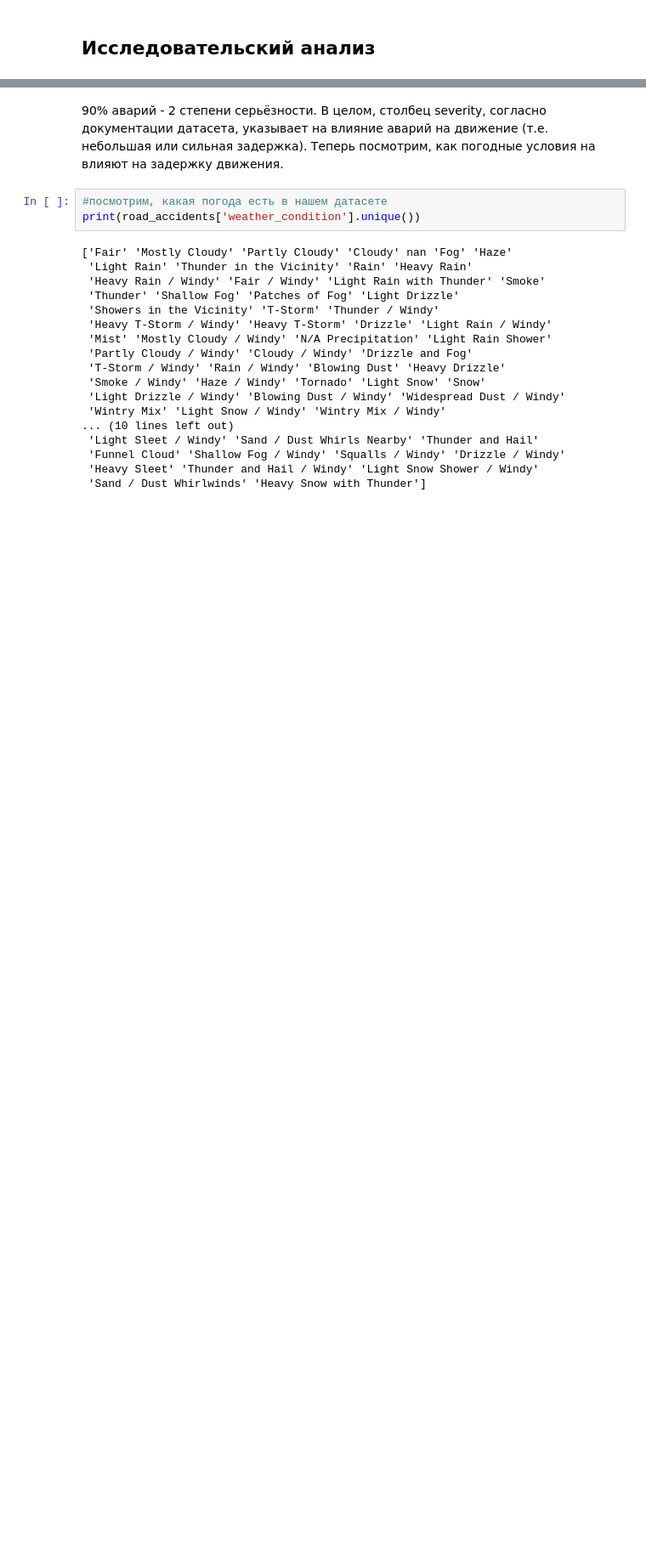
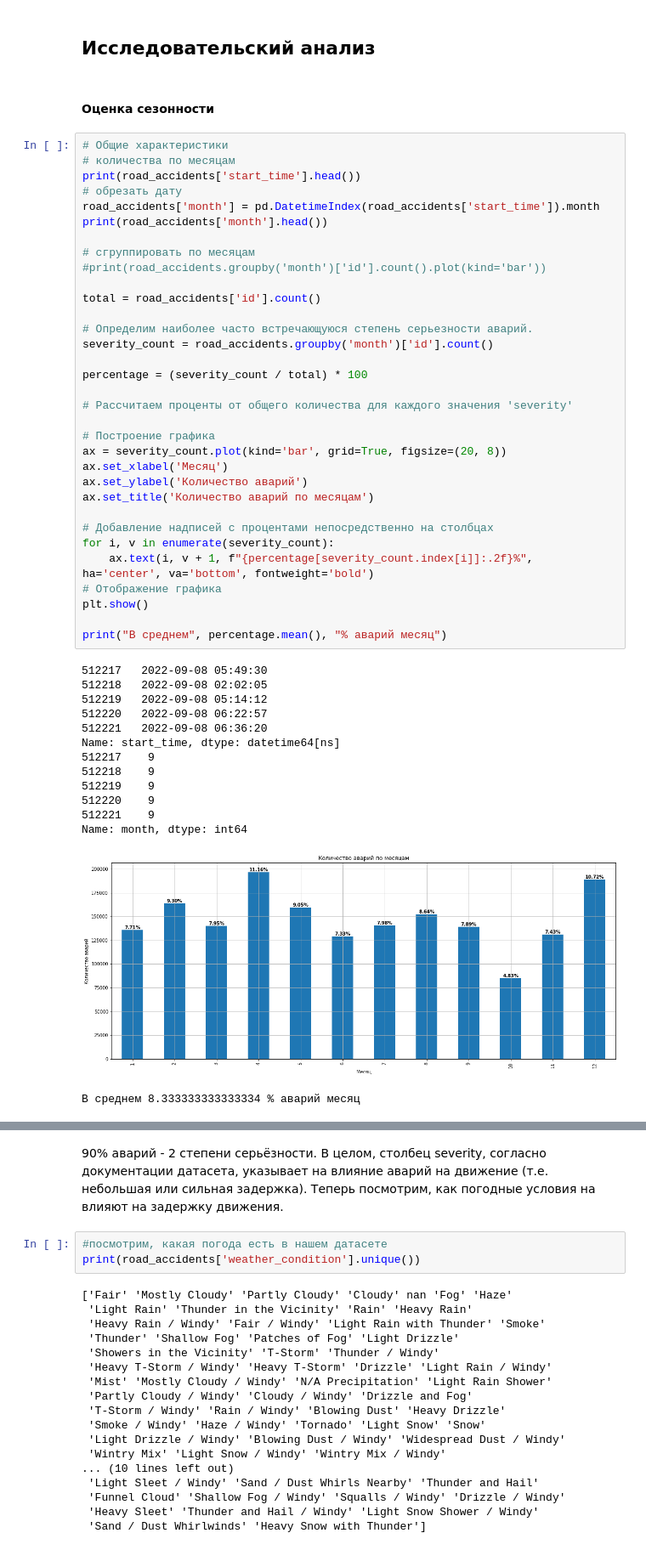
Before and after one commit to Heensz/analysis-of-accident-USA, a Jupyter notebook: анализ данных об авариях в США.ipynb, the cells around one changed output, grey strips where cells are left out. Shown at 85% size. Cells and saved outputs as stored; diff of their text form; blank space fills up the shorter version.

```diff
--- a/анализ данных об авариях в США.ipynb
+++ b/анализ данных об авариях в США.ipynb
@@ -254,2 +268,52 @@ road_accidents = new_df.drop(['source', 'zipcode', 'no_exit', 'traffic_calming',
 # %% [markdown]
 ## Исследовательский анализ
+# %% [markdown]
+#### Оценка сезонности
+# %%
+# Общие характеристики
+# количества по месяцам
+print(road_accidents['start_time'].head())
+# обрезать дату
+road_accidents['month'] = pd.DatetimeIndex(road_accidents['start_time']).month
+print(road_accidents['month'].head())
+
+# сгруппировать по месяцам
+#print(road_accidents.groupby('month')['id'].count().plot(kind='bar'))
+
+total = road_accidents['id'].count()
+
+# Определим наиболее часто встречающуюся степень серьезности аварий.
+severity_count = road_accidents.groupby('month')['id'].count()
+
+percentage = (severity_count / total) * 100
+
+# Рассчитаем проценты от общего количества для каждого значения 'severity'
+
+# Построение графика
+ax = severity_count.plot(kind='bar', grid=True, figsize=(20, 8))
+ax.set_xlabel('Месяц')
+ax.set_ylabel('Количество аварий')
+ax.set_title('Количество аварий по месяцам')
+
+# Добавление надписей с процентами непосредственно на столбцах
+for i, v in enumerate(severity_count):
+    ax.text(i, v + 1, f"{percentage[severity_count.index[i]]:.2f}%", ha='center', va='bottom', fontweight='bold')
+# Отображение графика
+plt.show()
+
+print("В среднем", percentage.mean(), "% аварий месяц")
+# %% [output]
+512217   2022-09-08 05:49:30
+512218   2022-09-08 02:02:05
+512219   2022-09-08 05:14:12
+512220   2022-09-08 06:22:57
+512221   2022-09-08 06:36:20
+Name: start_time, dtype: datetime64[ns]
+512217    9
+512218    9
+512219    9
+512220    9
+512221    9
+Name: month, dtype: int64
+[figure, added]
+В среднем 8.333333333333334 % аварий месяц
```
Also changed, not shown: parts of 18 cells of this notebook.
